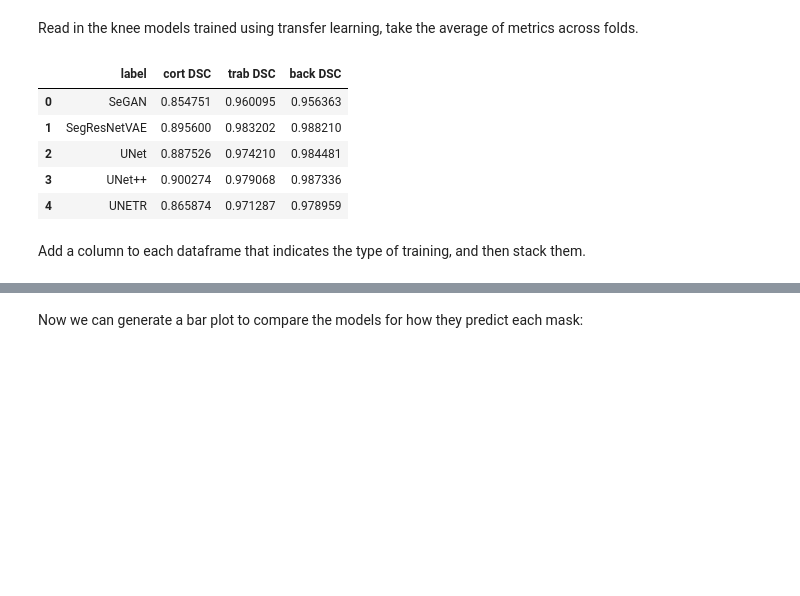
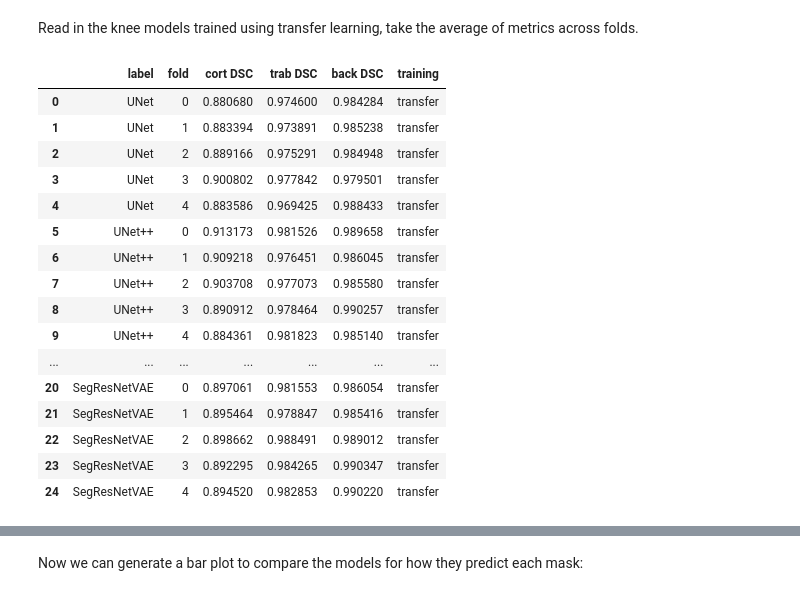
Before and after one commit to Bonelab/hrpqct-knee-segmentation, a Jupyter notebook: notebooks/analyze_knee_base_and_transfer_cv.ipynb, the cells around one changed output, grey strips where cells are left out. Saved outputs shown, nothing was run; the diff lists cells and outputs as text; code cells hidden in the pictures; blank space fills up the shorter version.

```diff
--- a/notebooks/analyze_knee_base_and_transfer_cv.ipynb
+++ b/notebooks/analyze_knee_base_and_transfer_cv.ipynb
@@ -54,34 +87,45 @@ Read in the knee models trained using transfer learning, take the average of met
 # %%
 transfer = pd.read_csv(path.join("..", "from_arc", "knee_transfer_cv.csv"))
 transfer = transfer[[
     "label", "fold",
     "metrics_val_dsc_0_epoch_final",
     "metrics_val_dsc_1_epoch_final",
     "metrics_val_dsc_2_epoch_final"
 ]]
-transfer = transfer.groupby(["label"]).mean().drop(columns=["fold"])
-transfer = transfer.reset_index()
+#transfer = transfer.groupby(["label"]).mean().drop(columns=["fold"])
+#transfer = transfer.reset_index()
 
 transfer["label"] = transfer["label"].apply(lambda x: x[0:-20])
 
 transfer = transfer.replace({"label": labels_renaming})
 
 transfer = transfer.rename(
     columns = {
         "metrics_val_dsc_0_epoch_final": "cort DSC",
         "metrics_val_dsc_1_epoch_final": "trab DSC",
         "metrics_val_dsc_2_epoch_final": "back DSC"
     }
 )
 
+transfer["training"] = "transfer"
+
 transfer
 # %% [output]
-|  | label | cort DSC | trab DSC | back DSC |
-| 0 | SeGAN | 0.854751 | 0.960095 | 0.956363 |
-| 1 | SegResNetVAE | 0.895600 | 0.983202 | 0.988210 |
-| 2 | UNet | 0.887526 | 0.974210 | 0.984481 |
-| 3 | UNet++ | 0.900274 | 0.979068 | 0.987336 |
-| 4 | UNETR | 0.865874 | 0.971287 | 0.978959 |
+|  | label | fold | cort DSC | trab DSC | back DSC | training |
+| 0 | UNet | 0 | 0.880680 | 0.974600 | 0.984284 | transfer |
+| 1 | UNet | 1 | 0.883394 | 0.973891 | 0.985238 | transfer |
+| 2 | UNet | 2 | 0.889166 | 0.975291 | 0.984948 | transfer |
+| 3 | UNet | 3 | 0.900802 | 0.977842 | 0.979501 | transfer |
+| 4 | UNet | 4 | 0.883586 | 0.969425 | 0.988433 | transfer |
+| 5 | UNet++ | 0 | 0.913173 | 0.981526 | 0.989658 | transfer |
+| 6 | UNet++ | 1 | 0.909218 | 0.976451 | 0.986045 | transfer |
+| 7 | UNet++ | 2 | 0.903708 | 0.977073 | 0.985580 | transfer |
+| 8 | UNet++ | 3 | 0.890912 | 0.978464 | 0.990257 | transfer |
+| 9 | UNet++ | 4 | 0.884361 | 0.981823 | 0.985140 | transfer |
+| ... | ... | ... | ... | ... | ... | ... |
+| 20 | SegResNetVAE | 0 | 0.897061 | 0.981553 | 0.986054 | transfer |
+| 21 | SegResNetVAE | 1 | 0.895464 | 0.978847 | 0.985416 | transfer |
+| 22 | SegResNetVAE | 2 | 0.898662 | 0.988491 | 0.989012 | transfer |
+| 23 | SegResNetVAE | 3 | 0.892295 | 0.984265 | 0.990347 | transfer |
+| 24 | SegResNetVAE | 4 | 0.894520 | 0.982853 | 0.990220 | transfer |
-# %% [markdown]
-Add a column to each dataframe that indicates the type of training, and then stack them.
 # %%
```
Also changed, not shown: parts of 7 cells of this notebook, 1 other file.
